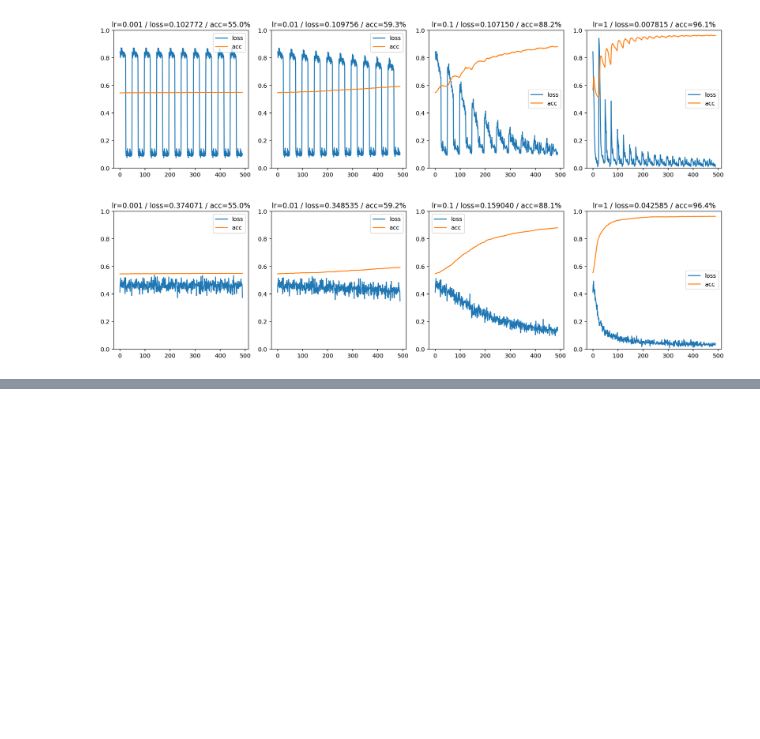
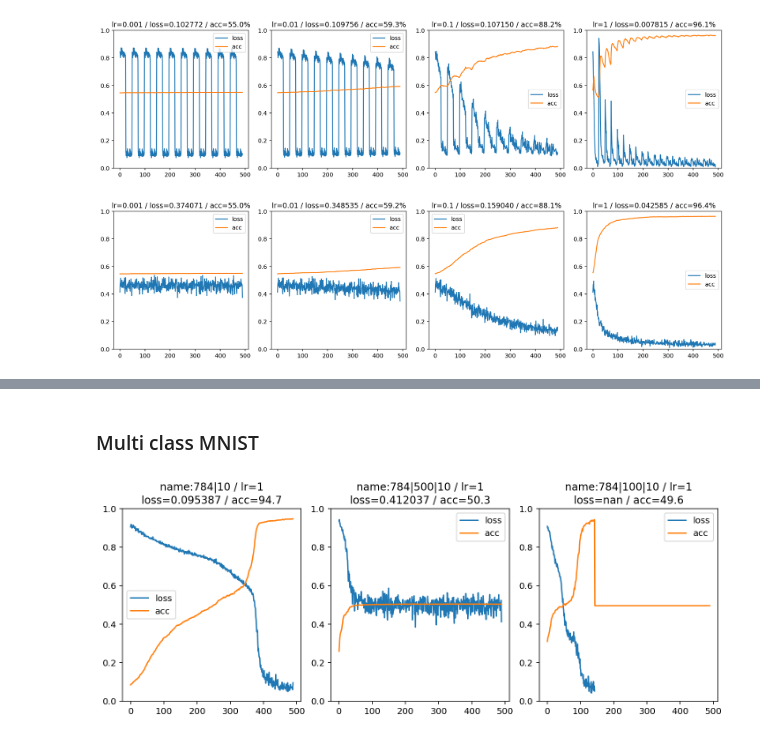
Before and after one commit to finale80/fastbook, a Jupyter notebook: notebooks/chapter04_mnist_basics.ipynb, the cells around one changed output, grey strips where cells are left out. Drawn from its saved outputs; the diff is of its cells as text; code cells hidden in the pictures; blank space fills up the shorter version.

```diff
--- a/notebooks/chapter04_mnist_basics.ipynb
+++ b/notebooks/chapter04_mnist_basics.ipynb
@@ -794,0 +827,43 @@ plt.tight_layout()
+# %% [markdown]
+### Multi class MNIST
+# %%
+class MulticlassLinearLayersModel(LinearLayersModel):
+    def __init__(self, *args, **kwargs):
+        super().__init__(*args, **kwargs)
+
+    def loss(self, y_pred, y_true):
+        y_proba = y_pred / y_pred.sum(dim=1).view(-1, 1)
+        y_proba = 1 - y_proba.gather(1, y_true.long())
+        return y_proba.mean()
+
+    def accuracy(self, y_pred, y_true):
+        y_proba = y_pred / y_pred.sum(dim=1).view(-1, 1)
+        _, labels = y_proba.max(dim=1)
+        return (labels == y_true.squeeze()).sum().item()
+# %%
+fig, axes = plt.subplots(nrows=1, ncols=3, figsize=(15, 4))
+
+HIDDEN_SIZES = [
+    None,  # no hidden layer
+    [500], # single hidden
+    [100],
+]
+EPOCHS=10
+LR=1
+
+for ax, hidden_sizes in zip(axes, HIDDEN_SIZES):
+    init_random_seed()
+    model = MulticlassLinearLayersModel(
+        input_size=28*28,
+        hidden_sizes=hidden_sizes,
+        output_size=10,
+        name=None,
+    )
+    optimizer = ModelOptimizer(model, lr=LR)
+    trainer = ModelTrainer(model, optimizer, train_x, train_y, val_x, val_y, epochs=EPOCHS)
+    trainer.fit()
+    trainer.plot_metrics(ax)
+
+plt.tight_layout()
+# %% [output]
+[figure, added]
```
Also changed, not shown: parts of 36 cells of this notebook, 1 other file.
